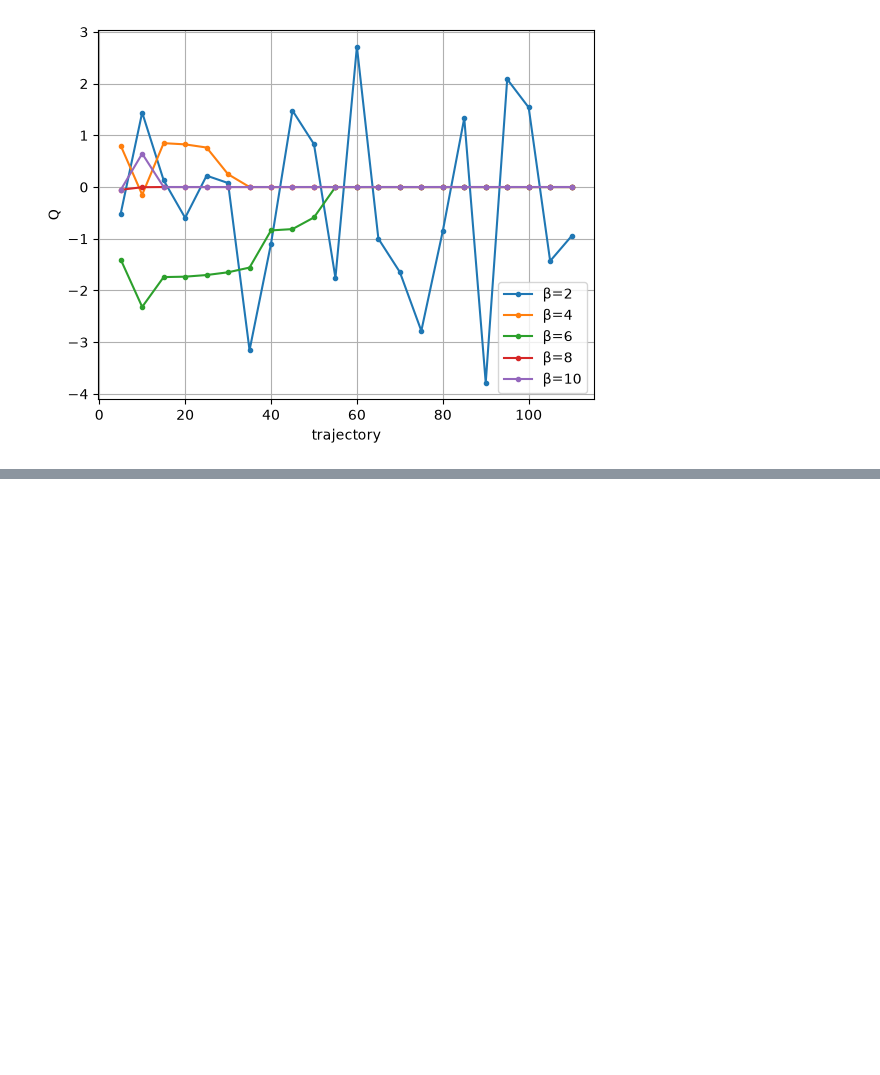
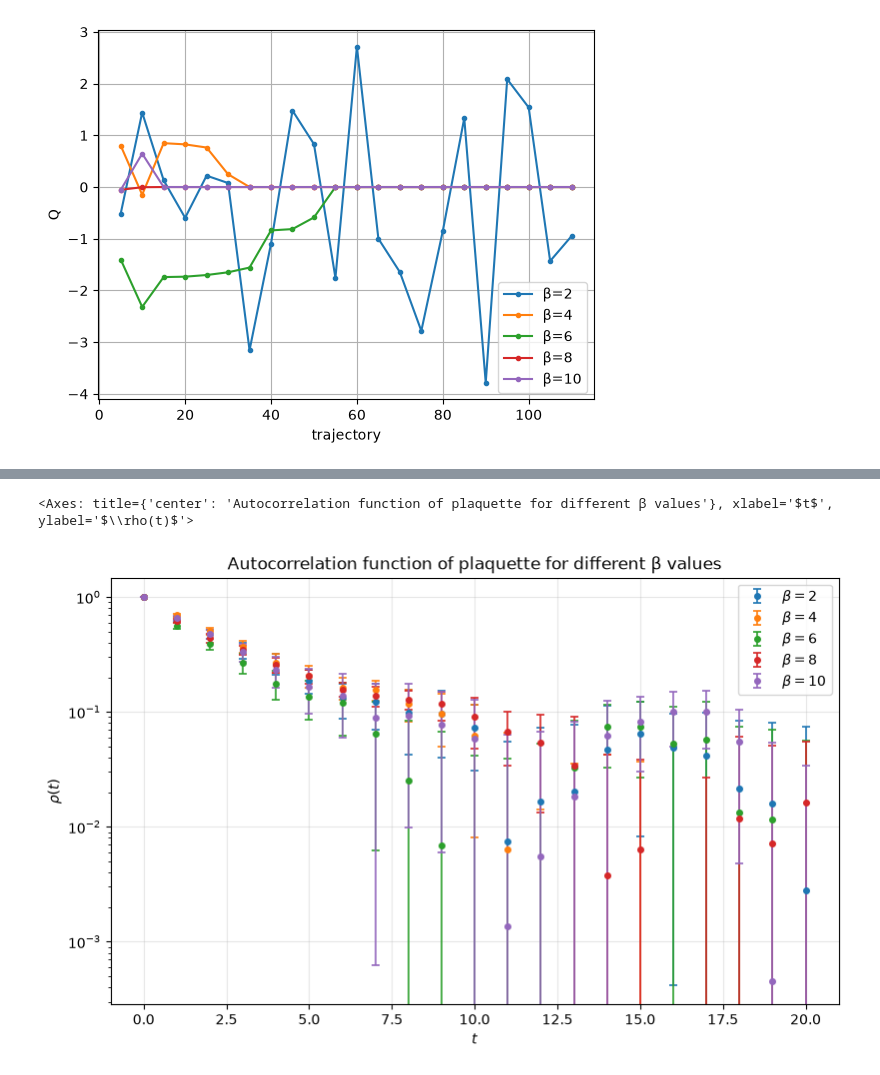
Before and after one commit to mfbecker93/SU-2-pure-gauge, a Jupyter notebook: analysis/analysis_pure_gauge.ipynb, the cells around one changed output, grey strips where cells are left out. Cells and saved outputs as stored; diff of their text form; code cells hidden in the pictures; blank space fills up the shorter version.

```diff
--- a/analysis/analysis_pure_gauge.ipynb
+++ b/analysis/analysis_pure_gauge.ipynb
@@ -2270,0 +2393,11 @@ plt.show()
+# %%
+from src.data import load_all_data
+from src import analysis
+from src import plot
+
+df = load_all_data(log_dir)
+
+print(df.shape)
+print(df.columns.tolist())
+
+df.head()
@@ -2270,0 +2464,18 @@ plt.show()
+# %%
+df_beta_long_therm_auto_jackknife = analysis.jackknife_autocorr_scan(
+    df_beta_long_therm,
+    value="plaquette",
+    groupby="beta",
+    max_lag=30,
+    n_blocks=10
+)
+# %%
+plot.plot_autocorr_scan(
+    df_beta_long_therm_auto_jackknife,
+    betas=[2, 4, 6, 8, 10],
+    max_lag=20,
+    title="Autocorrelation function of plaquette for different β values"
+)
+# %% [output]
+<Axes: title={'center': 'Autocorrelation function of plaquette for different β values'}, xlabel='$t$', ylabel='$\\rho(t)$'>
+[figure, added]
```
Also changed, not shown: parts of 26 cells of this notebook, 2 other files.
